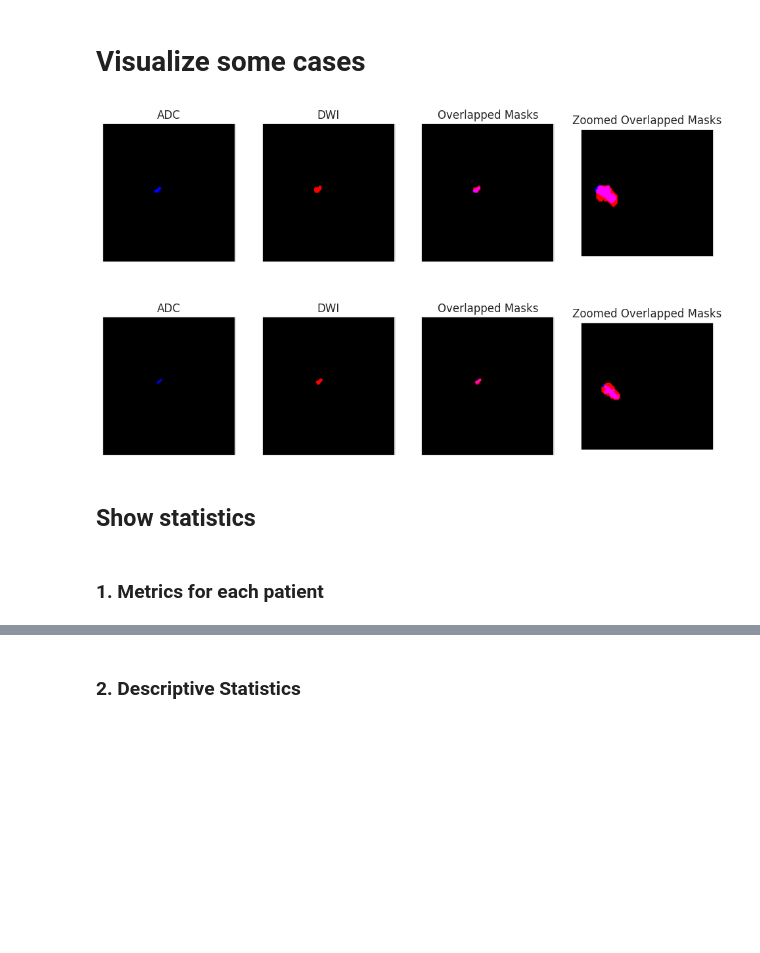
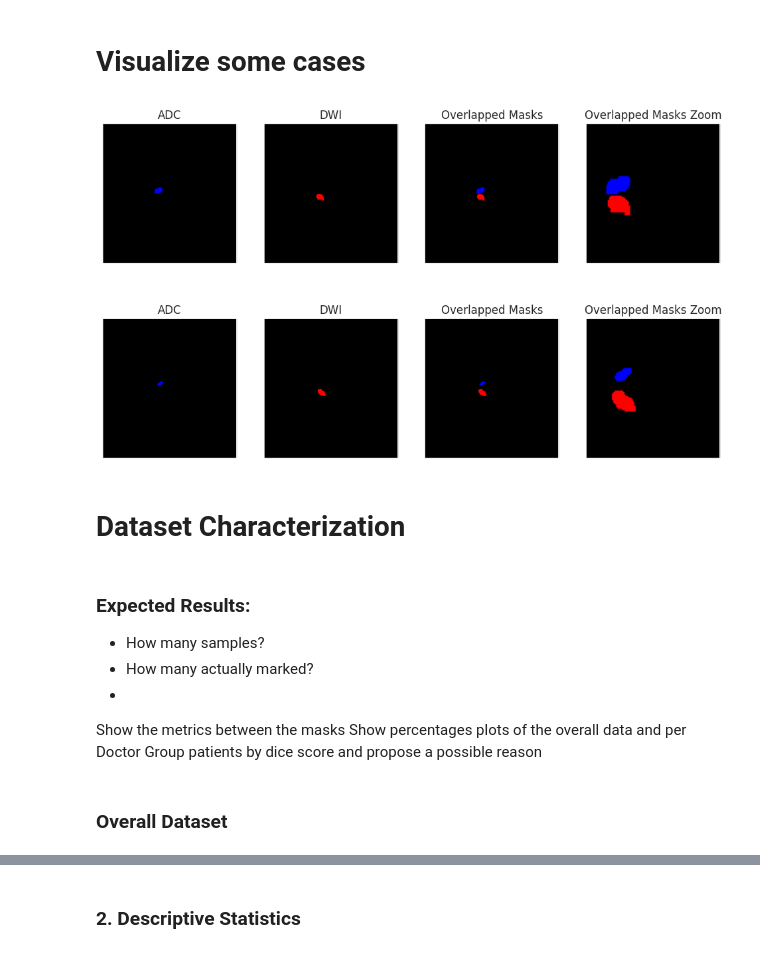
Before and after one commit to Sangohe/ais-foscal, a Jupyter notebook: Overlapping_Modalties.ipynb, the cells around one changed output, grey strips where cells are left out. Drawn from its saved outputs; the diff is of its cells as text; code cells hidden in the pictures; blank space fills up the shorter version.

```diff
--- a/Overlapping_Modalties.ipynb
+++ b/Overlapping_Modalties.ipynb
@@ -38,41 +40,39 @@ for idx, n_plot in enumerate(plots):
     dwi = masks['DWI'][:, :, n_plot]
     adc = masks['ADC'][:, :, n_plot]
 
     red_dwi = np.zeros(shape=(dwi.shape[0], dwi.shape[1], 3))
     blue_adc = np.zeros(shape=(adc.shape[0], adc.shape[1], 3))
     red_dwi[:, :, 0] = dwi[:, :]
     blue_adc[:, :, 2] = adc[:, :]
 
     plt.subplot(len(plots), N_COLS, (idx * N_COLS) + 1)
-    plt.imshow(blue_adc)
+    plt.imshow(blue_adc, origin='lower')
     plt.xticks([])
     plt.yticks([])
     plt.title('ADC')
 
     plt.subplot(len(plots), N_COLS, (idx * N_COLS) + 2)
-    plt.imshow(red_dwi)
+    plt.imshow(red_dwi, origin='lower')
     plt.xticks([])
     plt.yticks([])
     plt.title('DWI')
 
     plt.subplot(len(plots), N_COLS, (idx * N_COLS) + 3)
-    plt.imshow(blue_adc + red_dwi)
+    plt.imshow(blue_adc + red_dwi, origin='lower')
     plt.xticks([])
     plt.yticks([])
     plt.title('Overlapped Masks')
 
     plt.subplot(len(plots), N_COLS, (idx * N_COLS) + 4)
     plt.imshow(blue_adc + red_dwi)
-    plt.xlim([int(dwi.shape[0]/3), int(dwi.shape[0]/3) * 2])
-    plt.ylim([int(dwi.shape[1]/3), int(dwi.shape[1]/3) * 2])
+    plt.ylim([int(dwi.shape[0]/3), int(dwi.shape[0]/3) * 2])
+    plt.xlim([int(dwi.shape[1]/3), int(dwi.shape[1]/3) * 2])
     plt.xticks([])
     plt.yticks([])
-    plt.title('Zoomed Overlapped Masks')
+    plt.title('Overlapped Masks Zoom')
 
 plt.show()
 # %% [output]
-[figure, old version]
+[figure, new version]
-# %% [markdown]
-## Show statistics
-# %% [markdown]
-### 1. Metrics for each patient
+# %% [markdown]
+# Dataset Characterization
@@ -78,0 +94,11 @@ plt.show()
+# %% [markdown]
+### Expected Results:
+ - How many samples?
+ - How many actually marked?
+ -
+
+Show the metrics between the masks
+Show percentages plots of the overall data and per Doctor
+Group patients by dice score and propose a possible reason
+# %% [markdown]
+### Overall Dataset
```
Also changed, not shown: parts of 14 cells of this notebook.
